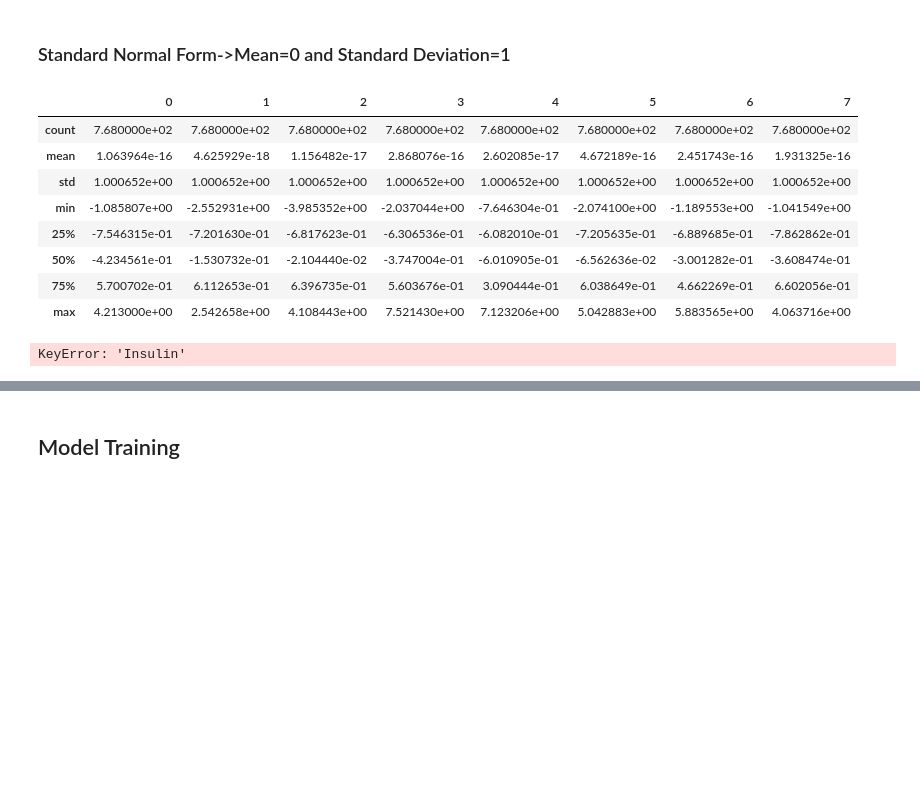
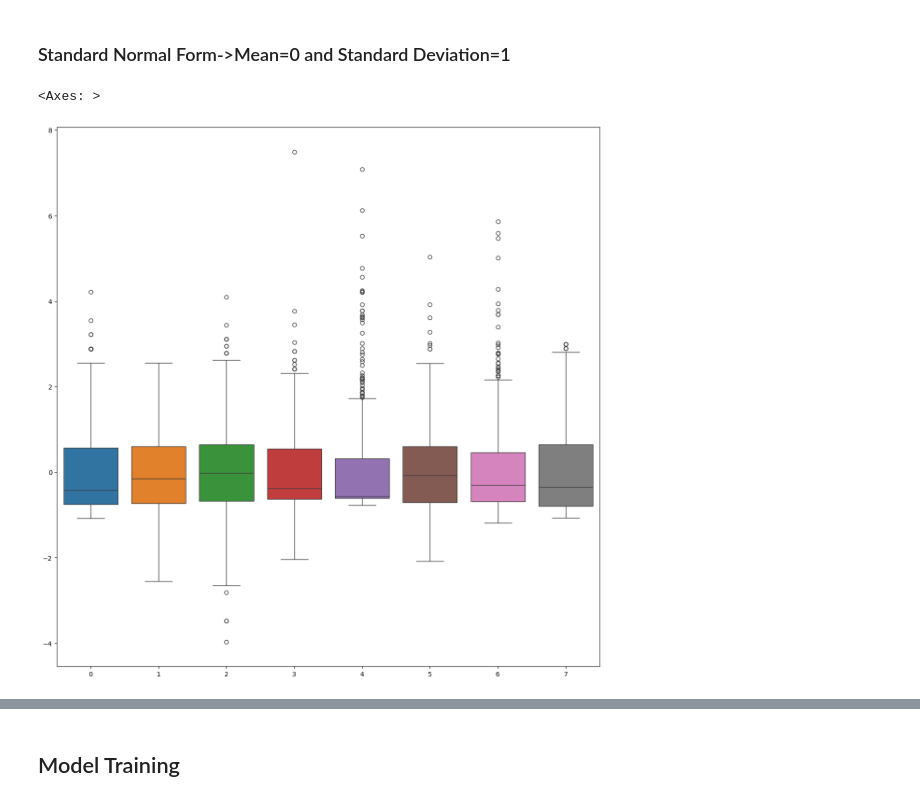
Before and after one commit to mkrishnavarun/Data_Analysis_Machine_Learning, a Jupyter notebook: projects/diabetes_prediction.ipynb, the cells around one changed output, grey strips where cells are left out. Cells and saved outputs as stored; diff of their text form; code cells hidden in the pictures; blank space fills up the shorter version.

```diff
--- a/projects/diabetes_prediction.ipynb
+++ b/projects/diabetes_prediction.ipynb
@@ -309,22 +351,10 @@ from sklearn.preprocessing import StandardScaler
 # %%
 scaler=StandardScaler()
 # %%
-x_scaled=scaler.fit_transform(x)
+x_scaled=scaler.fit_transform(x_outlier_detection)
-# %%
-x_scaled=pd.DataFrame(x_scaled)
-x_scaled.describe()
-# %% [output]
-|  | 0 | 1 | 2 | 3 | 4 | 5 | 6 | 7 |
-| count | 7.680000e+02 | 7.680000e+02 | 7.680000e+02 | 7.680000e+02 | 7.680000e+02 | 7.680000e+02 | 7.680000e+02 | 7.680000e+02 |
-| mean | 1.063964e-16 | 4.625929e-18 | 1.156482e-17 | 2.868076e-16 | 2.602085e-17 | 4.672189e-16 | 2.451743e-16 | 1.931325e-16 |
-| std | 1.000652e+00 | 1.000652e+00 | 1.000652e+00 | 1.000652e+00 | 1.000652e+00 | 1.000652e+00 | 1.000652e+00 | 1.000652e+00 |
-| min | -1.085807e+00 | -2.552931e+00 | -3.985352e+00 | -2.037044e+00 | -7.646304e-01 | -2.074100e+00 | -1.189553e+00 | -1.041549e+00 |
-| 25% | -7.546315e-01 | -7.201630e-01 | -6.817623e-01 | -6.306536e-01 | -6.082010e-01 | -7.205635e-01 | -6.889685e-01 | -7.862862e-01 |
-| 50% | -4.234561e-01 | -1.530732e-01 | -2.104440e-02 | -3.747004e-01 | -6.010905e-01 | -6.562636e-02 | -3.001282e-01 | -3.608474e-01 |
-| 75% | 5.700702e-01 | 6.112653e-01 | 6.396735e-01 | 5.603676e-01 | 3.090444e-01 | 6.038649e-01 | 4.662269e-01 | 6.602056e-01 |
-| max | 4.213000e+00 | 2.542658e+00 | 4.108443e+00 | 7.521430e+00 | 7.123206e+00 | 5.042883e+00 | 5.883565e+00 | 4.063716e+00 |
-# %%
-q=x_scaled["Insulin"].quantile(.95)
-dataNew=x_scaled[x_scaled["Insulin"]<.95]
-# %% [output]
-KeyError: 'Insulin'
+# %%
+fig, ax=plt.subplots(figsize=(15, 15))
+sns.boxplot(data=x_scaled, ax=ax)
+# %% [output]
+<Axes: >
+[figure, added]
```
Also changed, not shown: parts of 26 cells of this notebook.
